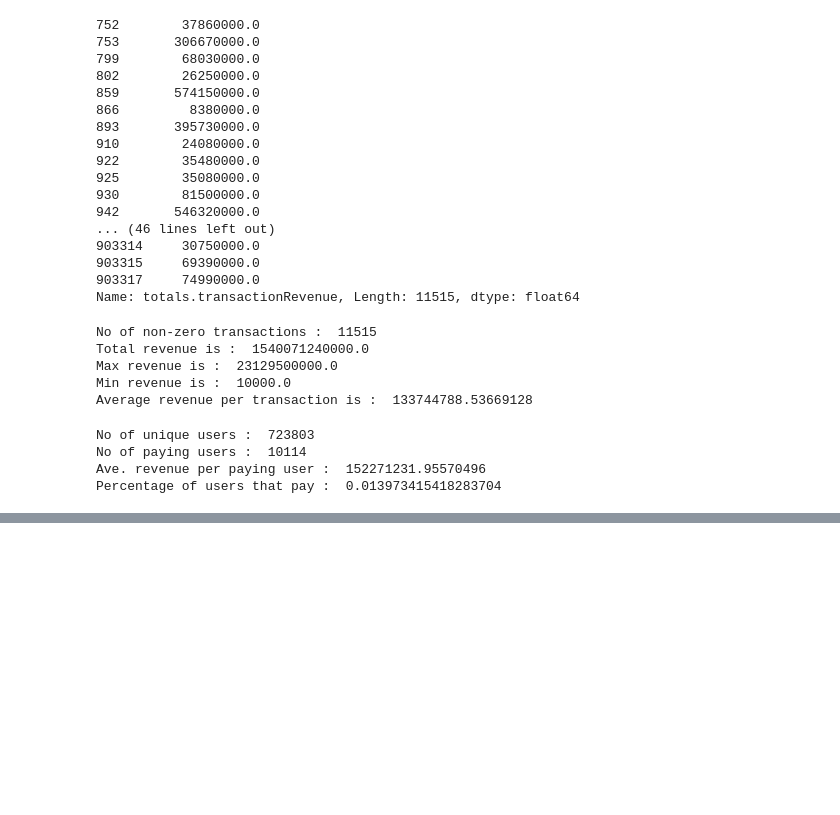
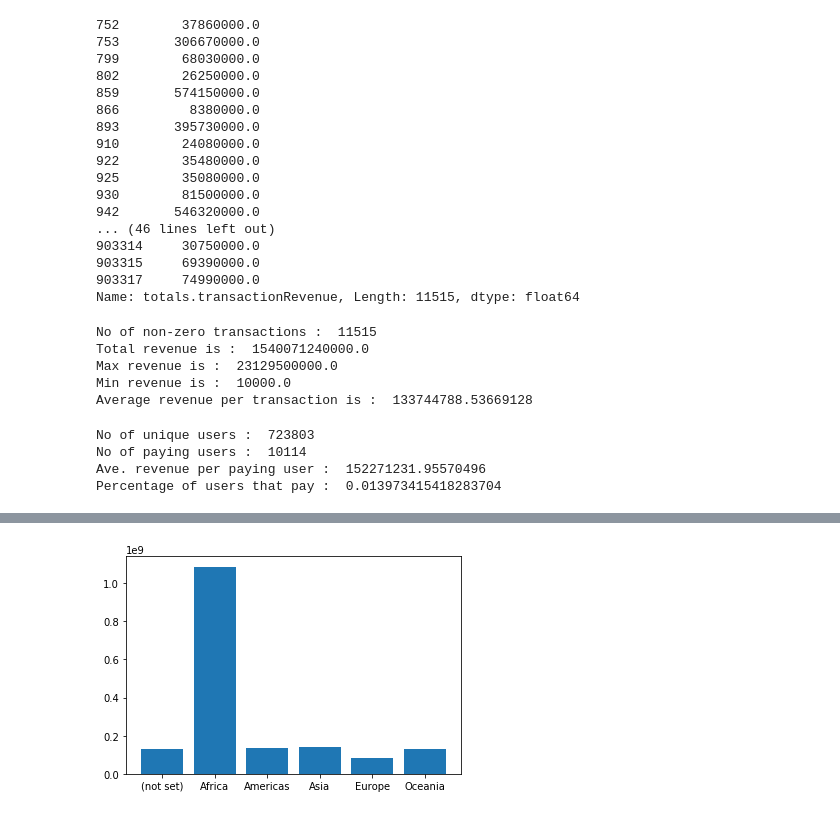
Before and after one commit to nauman-tintash/GStore-DataAnalysis, a Jupyter notebook: ExploratoryAnalysis.ipynb, the cells around one changed output, grey strips where cells are left out. Saved outputs shown, nothing was run; the diff lists cells and outputs as text; code cells hidden in the pictures; blank space fills up the shorter version.

```diff
--- a/ExploratoryAnalysis.ipynb
+++ b/ExploratoryAnalysis.ipynb
@@ -97,0 +281,15 @@ Percentage of users that pay :  0.013973415418283704
+# %%
+plt.bar(totalContinentPurchased.index, totalContinentPurchased)
+
+data = [go.Bar(
+            x=totalContinentPurchased.index,
+            y=totalContinentPurchased
+    )]
+
+layout = go.Layout(
+    title='Total purchased by every continent',
+)
+
+fig = go.Figure(data=data, layout=layout)
+iplot(fig, filename='Total continent purchased')
+# %% [output]
@@ -97,0 +297 @@ Percentage of users that pay :  0.013973415418283704
+[figure, added]
```
Also changed, not shown: parts of 25 cells of this notebook.
